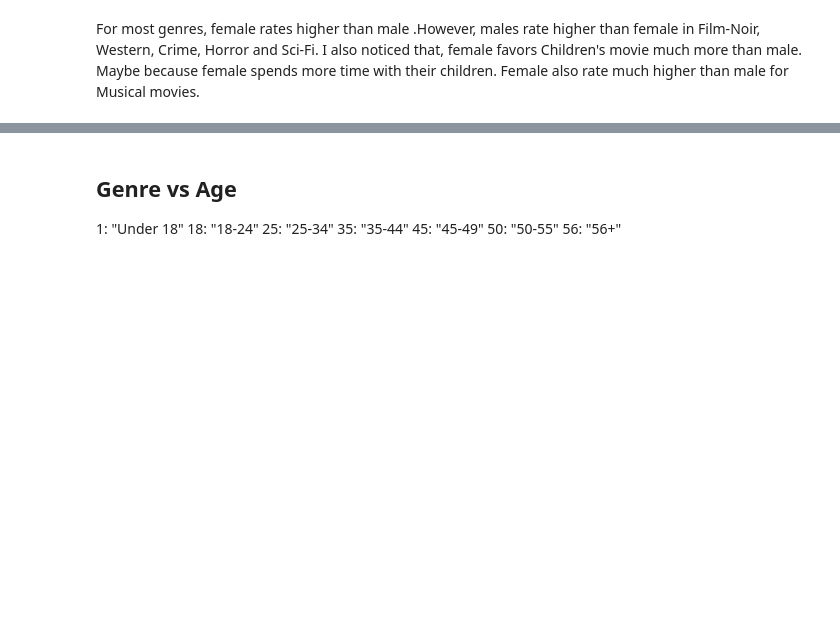
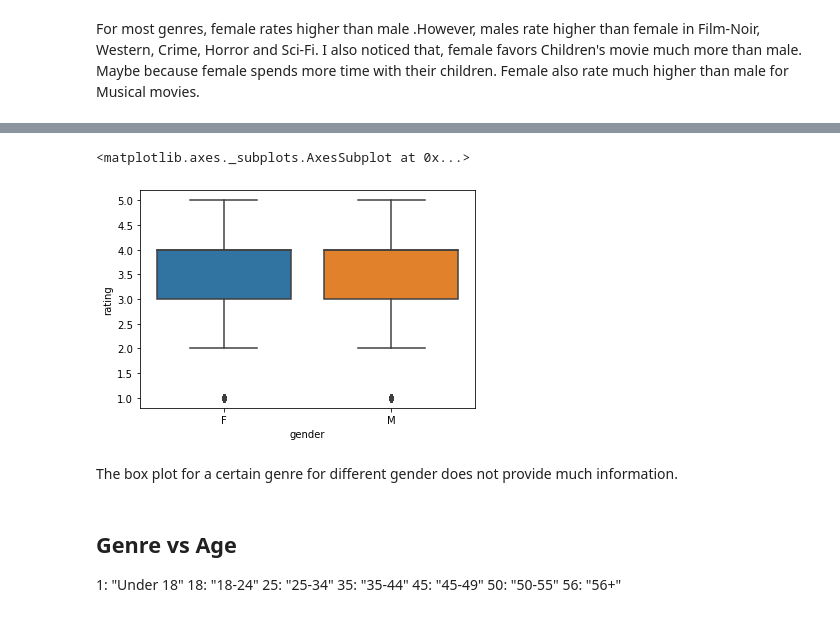
Before and after one commit to jkujuum/Movie_Recommendation_System, a Jupyter notebook: EDA.ipynb, the cells around one changed output, grey strips where cells are left out. Cells and saved outputs as stored; diff of their text form; code cells hidden in the pictures; blank space fills up the shorter version.

```diff
--- a/EDA.ipynb
+++ b/EDA.ipynb
@@ -281,3 +322,10 @@ plt.ylim(3.1,4.15);
+# %%
+sns.boxplot( y="rating",x='gender', data=df_all[(df_all['Comedy']==1)])
+# %% [output]
+<matplotlib.axes._subplots.AxesSubplot at 0x...>
+[figure, added]
+# %% [markdown]
+The box plot for a certain genre for different gender does not provide much information.
 # %% [markdown]
 ## Genre vs Age
 1: "Under 18"
```
Also changed, not shown: parts of 19 cells of this notebook.
